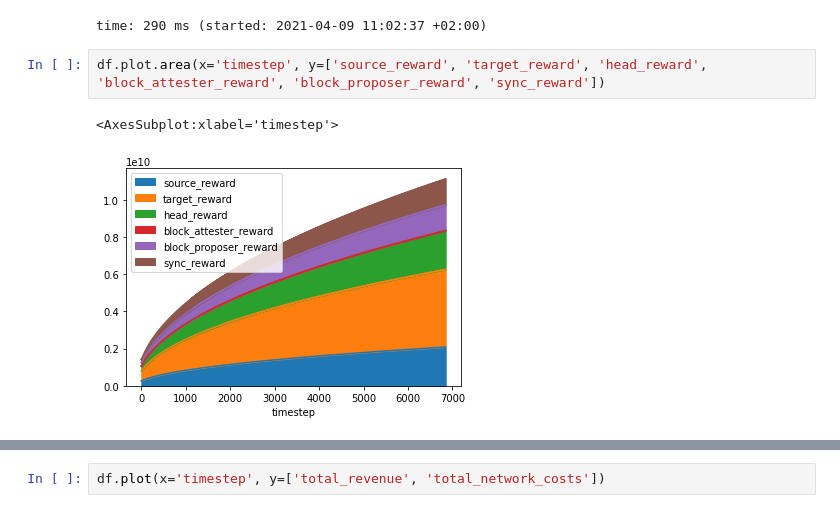
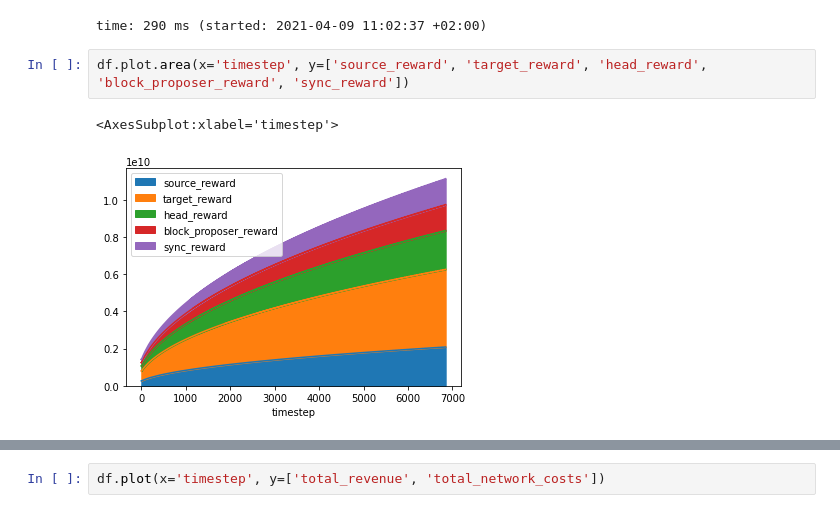
Before and after one commit to CADLabs/ethereum-economic-model, a Jupyter notebook: notebooks/scratchpad.ipynb, the cells around one changed output, grey strips where cells are left out. Saved outputs shown, nothing was run; the diff lists cells and outputs as text.

```diff
--- a/notebooks/scratchpad.ipynb
+++ b/notebooks/scratchpad.ipynb
@@ -83,7 +85,7 @@ df.plot(x='timestep', y=['average_effective_balance'])
 [figure]
 time: 290 ms (started: 2021-04-09 11:02:37 +02:00)
 # %%
-df.plot.area(x='timestep', y=['source_reward', 'target_reward', 'head_reward', 'block_attester_reward', 'block_proposer_reward', 'sync_reward'])
+df.plot.area(x='timestep', y=['source_reward', 'target_reward', 'head_reward', 'block_proposer_reward', 'sync_reward'])
 # %% [output]
 <AxesSubplot:xlabel='timestep'>
-[figure, old version]
+[figure, new version]
```
Also changed, not shown: parts of 5 cells of this notebook, 7 other files.
